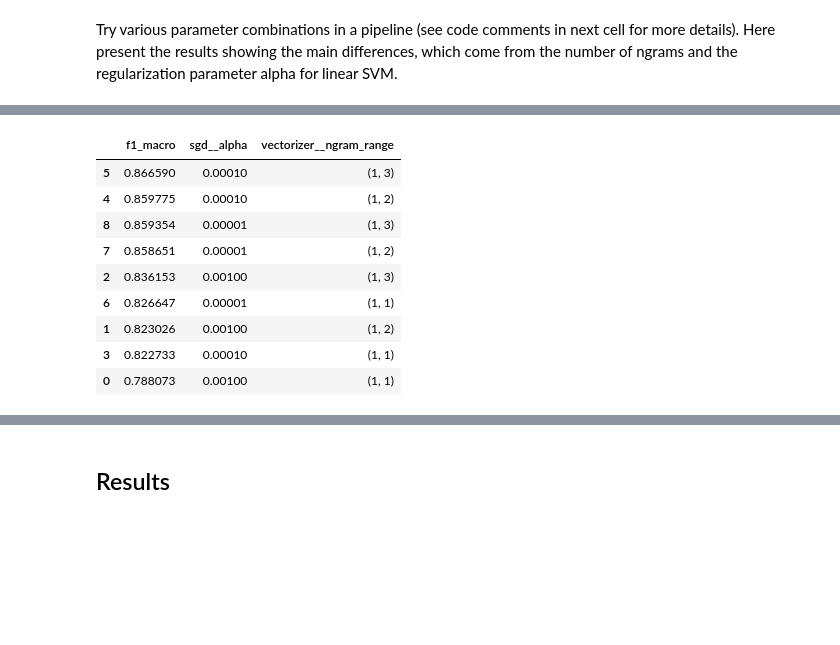
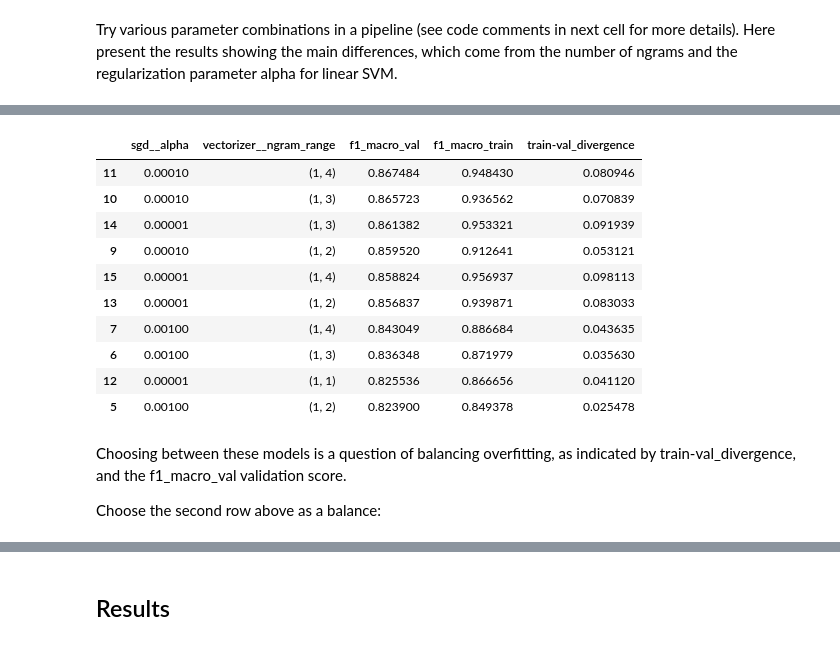
Before and after one commit to sunnycw1/congress, a Jupyter notebook: eda-model-prototypes.ipynb, the cells around one changed output, grey strips where cells are left out. Cells and saved outputs as stored; diff of their text form; code cells hidden in the pictures; blank space fills up the shorter version.

```diff
--- a/eda-model-prototypes.ipynb
+++ b/eda-model-prototypes.ipynb
@@ -459,17 +459,27 @@ GridSearchCV(cv=StratifiedShuffleSplit(n_splits=1, random_state=42, test_size=0.
        scoring='f1_macro', verbose=1)
 # %%
 params = gs_clf.cv_results_['params']
-scores = gs_clf.cv_results_['split0_test_score']
+val_scores = gs_clf.cv_results_['mean_test_score']
+train_scores = gs_clf.cv_results_['mean_train_score']
-# %%
-pd.DataFrame(params, scores).reset_index().rename(columns={'index':'f1_macro'}).sort_values('f1_macro', ascending=False).head(10)
-# %% [output]
-|  | f1_macro | sgd__alpha | vectorizer__ngram_range |
-| 5 | 0.866590 | 0.00010 | (1, 3) |
-| 4 | 0.859775 | 0.00010 | (1, 2) |
-| 8 | 0.859354 | 0.00001 | (1, 3) |
-| 7 | 0.858651 | 0.00001 | (1, 2) |
-| 2 | 0.836153 | 0.00100 | (1, 3) |
-| 6 | 0.826647 | 0.00001 | (1, 1) |
-| 1 | 0.823026 | 0.00100 | (1, 2) |
-| 3 | 0.822733 | 0.00010 | (1, 1) |
-| 0 | 0.788073 | 0.00100 | (1, 1) |
+# %%
+gs_clf_results = pd.DataFrame(params)
+gs_clf_results['f1_macro_val'] = test_scores
+gs_clf_results['f1_macro_train'] = train_scores
+gs_clf_results['train-val_divergence'] = train_scores - test_scores
+gs_clf_results.sort_values('f1_macro_val', ascending=False).head(10)
+# %% [output]
+|  | sgd__alpha | vectorizer__ngram_range | f1_macro_val | f1_macro_train | train-val_divergence |
+| 11 | 0.00010 | (1, 4) | 0.867484 | 0.948430 | 0.080946 |
+| 10 | 0.00010 | (1, 3) | 0.865723 | 0.936562 | 0.070839 |
+| 14 | 0.00001 | (1, 3) | 0.861382 | 0.953321 | 0.091939 |
+| 9 | 0.00010 | (1, 2) | 0.859520 | 0.912641 | 0.053121 |
+| 15 | 0.00001 | (1, 4) | 0.858824 | 0.956937 | 0.098113 |
+| 13 | 0.00001 | (1, 2) | 0.856837 | 0.939871 | 0.083033 |
+| 7 | 0.00100 | (1, 4) | 0.843049 | 0.886684 | 0.043635 |
+| 6 | 0.00100 | (1, 3) | 0.836348 | 0.871979 | 0.035630 |
+| 12 | 0.00001 | (1, 1) | 0.825536 | 0.866656 | 0.041120 |
+| 5 | 0.00100 | (1, 2) | 0.823900 | 0.849378 | 0.025478 |
+# %% [markdown]
+Choosing between these models is a question of balancing overfitting, as indicated by train-val_divergence, and the f1_macro_val validation score.
+
+Choose the second row above as a balance:
```
Also changed, not shown: parts of 21 cells of this notebook, 1 other file.
